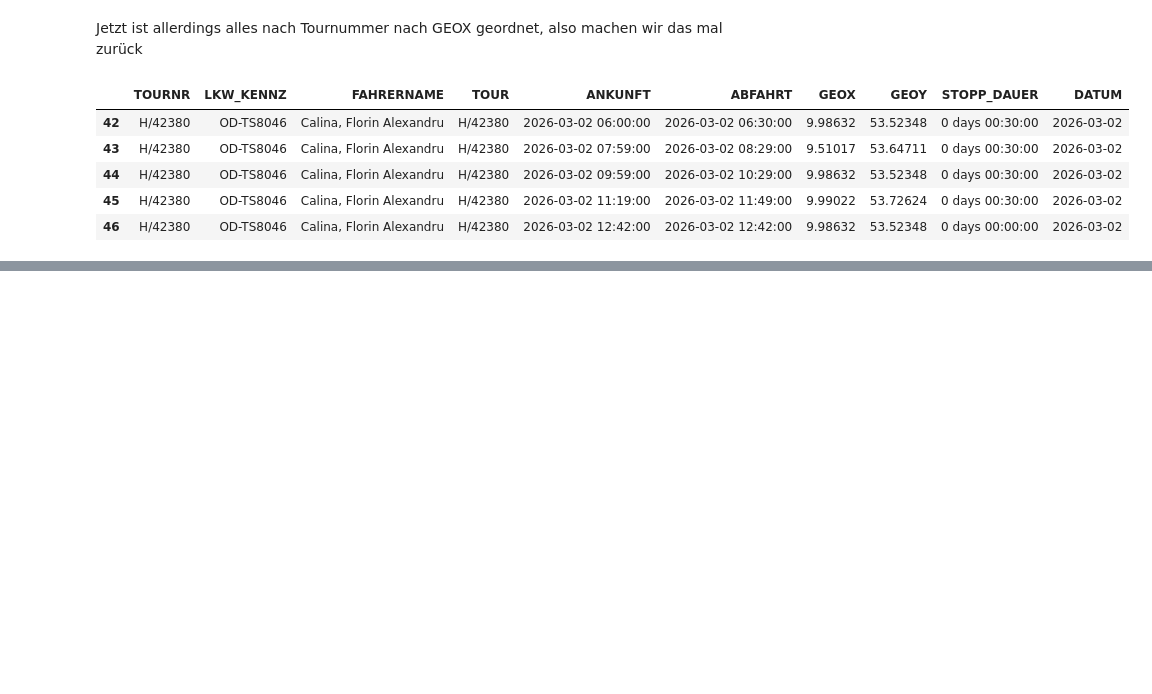
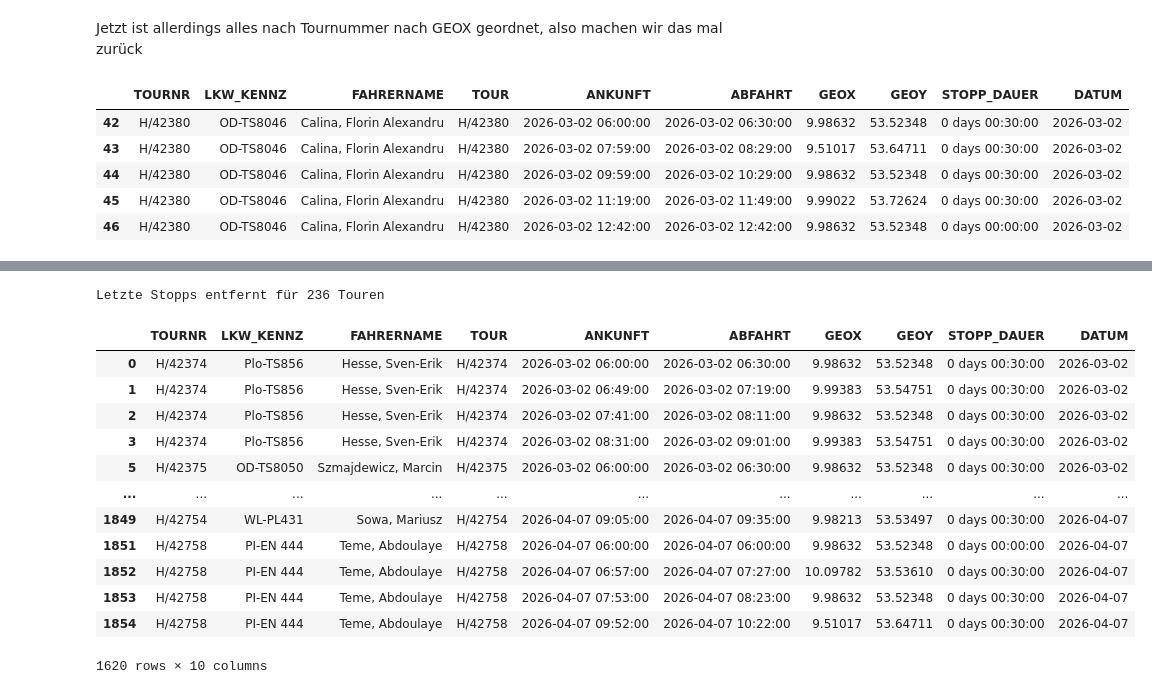
Before and after one commit to junguy01/transport_optimization, a Jupyter notebook: Application_neustes.ipynb, the cells around one changed output, grey strips where cells are left out. Cells and saved outputs as stored; diff of their text form; code cells hidden in the pictures; blank space fills up the shorter version.

Commit message:
fertig kommentiert und soll gecleaned, df_soll_final

```diff
--- a/Application_neustes.ipynb
+++ b/Application_neustes.ipynb
@@ -941,0 +945,13 @@ df_final[df_final['TOURNR'] == "H/42380"]
+# %%
+# Pro Tour die Koordinaten vom ersten und letzten Stopp holen
+tour_starts = df_final.groupby('TOURNR').first()[['GEOX', 'GEOY']]
+tour_ends = df_final.groupby('TOURNR').last()[['GEOX', 'GEOY']]
+
+# Vergleichen ob Start == Ende
+tour_starts.columns = ['start_x', 'start_y']
+tour_ends.columns = ['end_x', 'end_y']
+comparison = tour_starts.join(tour_ends)
+
+matches = ((comparison['start_x'] == comparison['end_x']) & (comparison['start_y'] == comparison['end_y'])).sum()
+
+print(f"{matches} Touren starten und enden am selben Ort")
@@ -941,0 +994,33 @@ df_final[df_final['TOURNR'] == "H/42380"]
+# %%
+kreis_touren = comparison[
+    (comparison['start_x'] == comparison['end_x']) &
+    (comparison['start_y'] == comparison['end_y'])
+].index
+
+df_clean = df_final.copy()
+for tour in kreis_touren:
+    tour_data = df_clean[df_clean['TOURNR'] == tour]
+    if len(tour_data) > 1:
+        df_clean = df_clean[~((df_clean['TOURNR'] == tour) &  (df_clean.index == tour_data.index[-1]))]
+
+df_soll_final = df_clean.copy()  # Finaler Data frame
+
+print(f"Letzte Stopps entfernt für {len(kreis_touren)} Touren")
+# %% [output]
+Letzte Stopps entfernt für 236 Touren
+# %%
+df_soll_final
+# %% [output]
+|  | TOURNR | LKW_KENNZ | FAHRERNAME | TOUR | ANKUNFT | ABFAHRT | GEOX | GEOY | STOPP_DAUER | DATUM |
+| 0 | H/42374 | Plo-TS856 | Hesse, Sven-Erik | H/42374 | 2026-03-02 06:00:00 | 2026-03-02 06:30:00 | 9.98632 | 53.52348 | 0 days 00:30:00 | 2026-03-02 |
+| 1 | H/42374 | Plo-TS856 | Hesse, Sven-Erik | H/42374 | 2026-03-02 06:49:00 | 2026-03-02 07:19:00 | 9.99383 | 53.54751 | 0 days 00:30:00 | 2026-03-02 |
+| 2 | H/42374 | Plo-TS856 | Hesse, Sven-Erik | H/42374 | 2026-03-02 07:41:00 | 2026-03-02 08:11:00 | 9.98632 | 53.52348 | 0 days 00:30:00 | 2026-03-02 |
+| 3 | H/42374 | Plo-TS856 | Hesse, Sven-Erik | H/42374 | 2026-03-02 08:31:00 | 2026-03-02 09:01:00 | 9.99383 | 53.54751 | 0 days 00:30:00 | 2026-03-02 |
+| 5 | H/42375 | OD-TS8050 | Szmajdewicz, Marcin | H/42375 | 2026-03-02 06:00:00 | 2026-03-02 06:30:00 | 9.98632 | 53.52348 | 0 days 00:30:00 | 2026-03-02 |
+| ... | ... | ... | ... | ... | ... | ... | ... | ... | ... | ... |
+| 1849 | H/42754 | WL-PL431 | Sowa, Mariusz | H/42754 | 2026-04-07 09:05:00 | 2026-04-07 09:35:00 | 9.98213 | 53.53497 | 0 days 00:30:00 | 2026-04-07 |
+| 1851 | H/42758 | PI-EN 444 | Teme, Abdoulaye | H/42758 | 2026-04-07 06:00:00 | 2026-04-07 06:00:00 | 9.98632 | 53.52348 | 0 days 00:00:00 | 2026-04-07 |
+| 1852 | H/42758 | PI-EN 444 | Teme, Abdoulaye | H/42758 | 2026-04-07 06:57:00 | 2026-04-07 07:27:00 | 10.09782 | 53.53610 | 0 days 00:30:00 | 2026-04-07 |
+| 1853 | H/42758 | PI-EN 444 | Teme, Abdoulaye | H/42758 | 2026-04-07 07:53:00 | 2026-04-07 08:23:00 | 9.98632 | 53.52348 | 0 days 00:30:00 | 2026-04-07 |
+| 1854 | H/42758 | PI-EN 444 | Teme, Abdoulaye | H/42758 | 2026-04-07 09:52:00 | 2026-04-07 10:22:00 | 9.51017 | 53.64711 | 0 days 00:30:00 | 2026-04-07 |
+1620 rows × 10 columns
```
Also changed, not shown: parts of 9 cells of this notebook.
